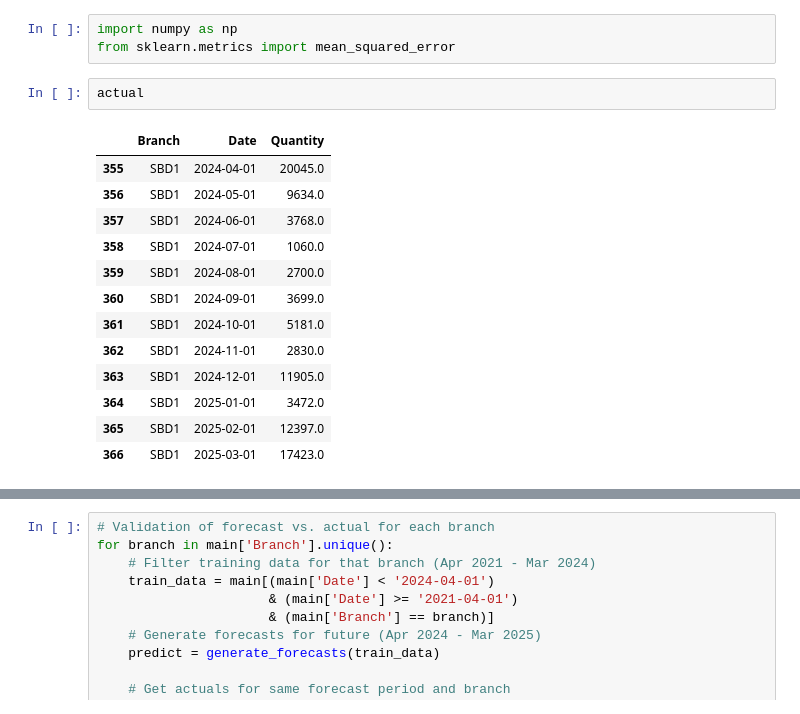
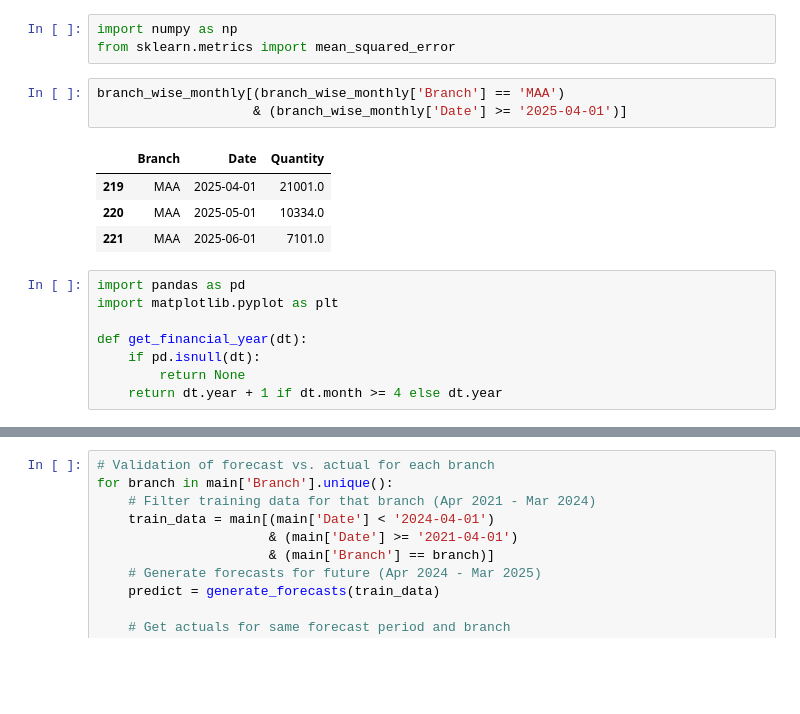
Before and after one commit to thesloppyguy/project_future_projection, a Jupyter notebook: rnd/FormulaWeight/1.ipynb, the cells around one changed output, grey strips where cells are left out. Cells and saved outputs as stored; diff of their text form; blank space fills up the shorter version.

```diff
--- a/rnd/FormulaWeight/1.ipynb
+++ b/rnd/FormulaWeight/1.ipynb
@@ -123,18 +123,18 @@ for branch in branch_wise_monthly['Branch'].unique():
 import numpy as np
 from sklearn.metrics import mean_squared_error
 # %%
-actual
+branch_wise_monthly[(branch_wise_monthly['Branch'] == 'MAA')
+                    & (branch_wise_monthly['Date'] >= '2025-04-01')]
 # %% [output]
 |  | Branch | Date | Quantity |
-| 355 | SBD1 | 2024-04-01 | 20045.0 |
-| 356 | SBD1 | 2024-05-01 | 9634.0 |
-| 357 | SBD1 | 2024-06-01 | 3768.0 |
-| 358 | SBD1 | 2024-07-01 | 1060.0 |
-| 359 | SBD1 | 2024-08-01 | 2700.0 |
-| 360 | SBD1 | 2024-09-01 | 3699.0 |
-| 361 | SBD1 | 2024-10-01 | 5181.0 |
-| 362 | SBD1 | 2024-11-01 | 2830.0 |
-| 363 | SBD1 | 2024-12-01 | 11905.0 |
-| 364 | SBD1 | 2025-01-01 | 3472.0 |
-| 365 | SBD1 | 2025-02-01 | 12397.0 |
-| 366 | SBD1 | 2025-03-01 | 17423.0 |
+| 219 | MAA | 2025-04-01 | 21001.0 |
+| 220 | MAA | 2025-05-01 | 10334.0 |
+| 221 | MAA | 2025-06-01 | 7101.0 |
+# %%
+import pandas as pd
+import matplotlib.pyplot as plt
+
+def get_financial_year(dt):
+    if pd.isnull(dt):
+        return None
+    return dt.year + 1 if dt.month >= 4 else dt.year
```
Also changed, not shown: parts of 1 cell of this notebook, 18 other files.
